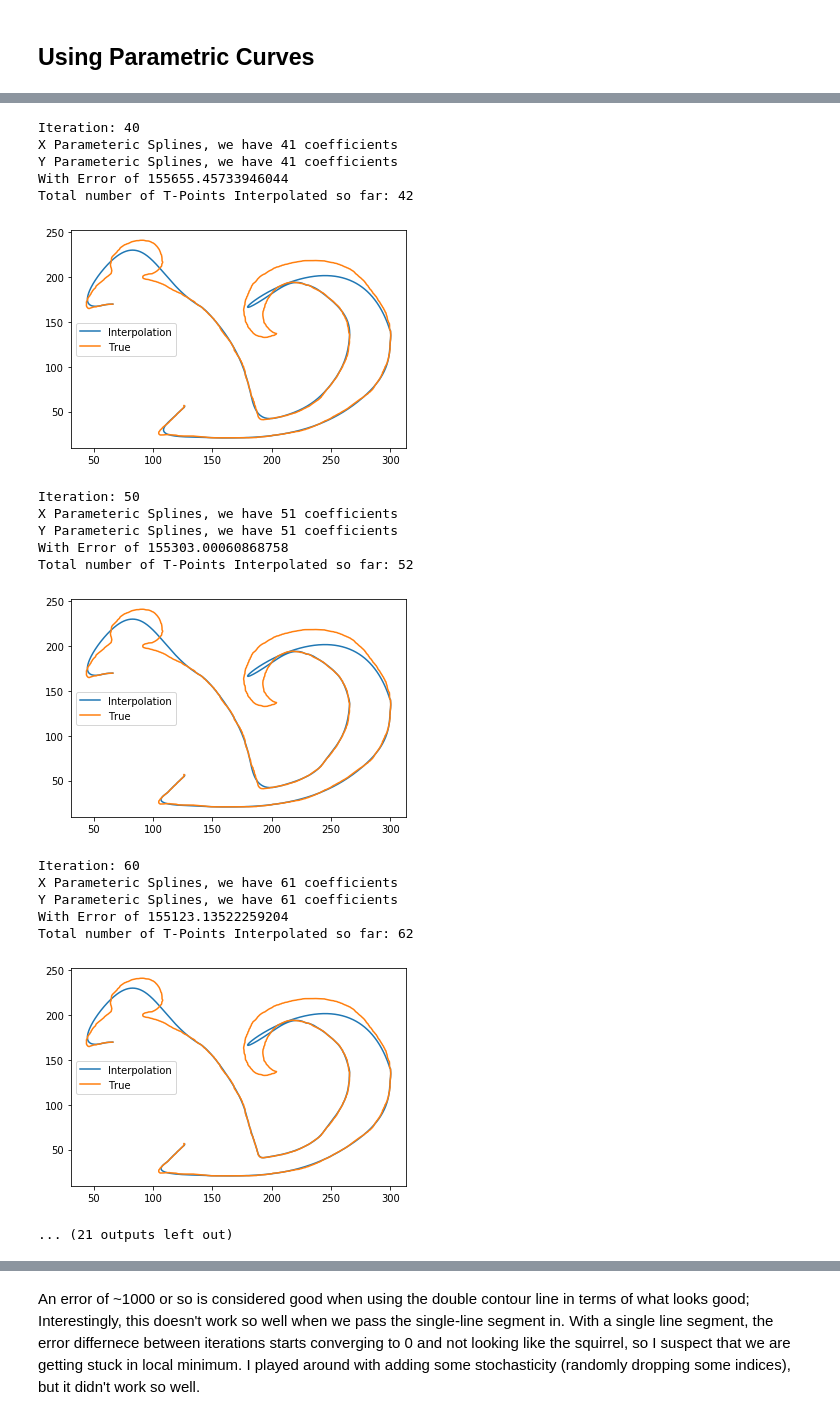
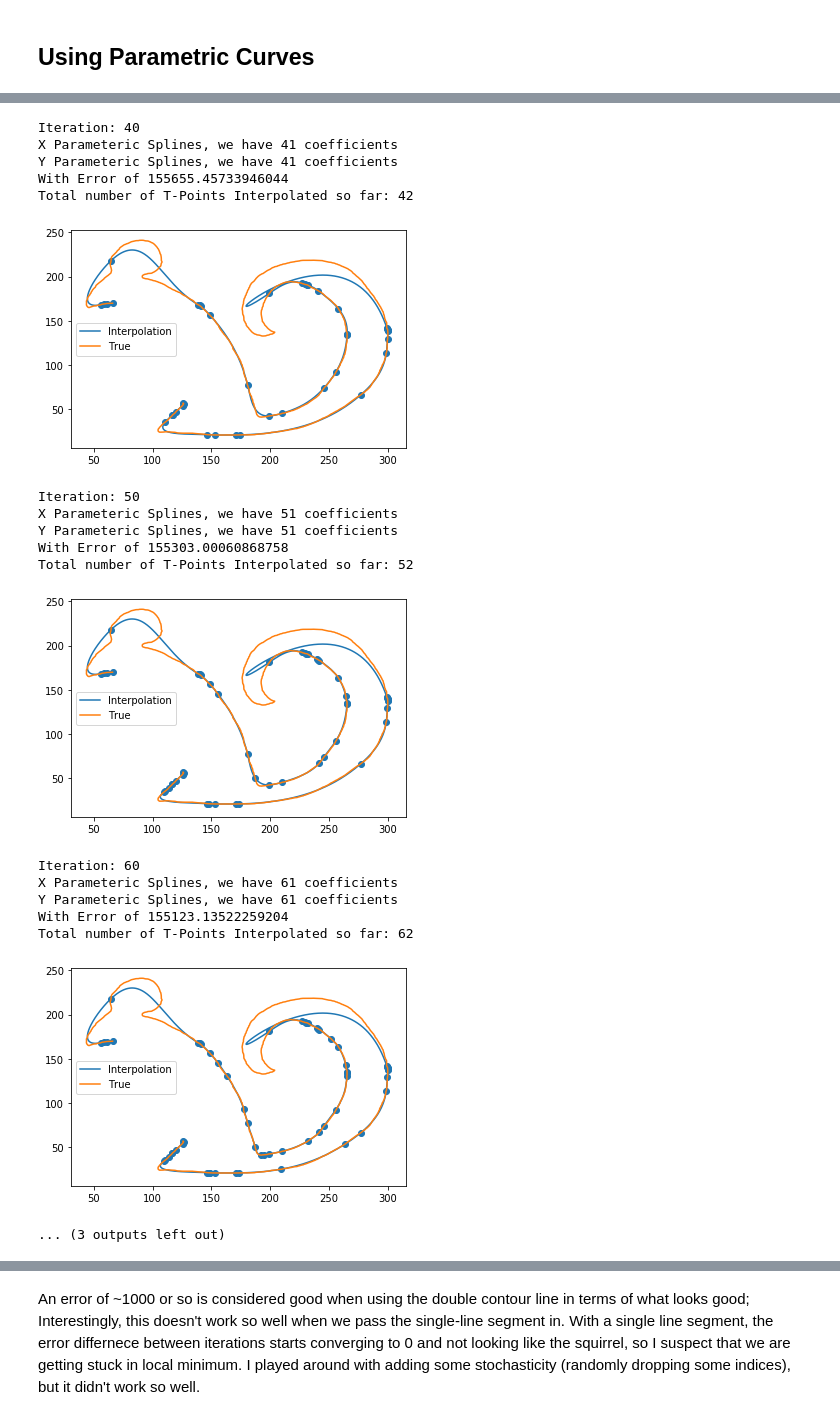
Before and after one commit to DeepFriedPollock/am_205_project, a Jupyter notebook: spline_interpolation_process_emily.ipynb, the cells around one changed output, grey strips where cells are left out. Saved outputs shown, nothing was run; the diff lists cells and outputs as text; code cells hidden in the pictures.

```diff
--- a/spline_interpolation_process_emily.ipynb
+++ b/spline_interpolation_process_emily.ipynb
@@ -588,6 +627,7 @@ def find_cubic_splines(line_vector, tolerance):
             print("Total number of T-Points Interpolated so far:", len(L))
             plt.plot(spline_xs, spline_ys, label="Interpolation")
             plt.plot(line_vector[:, 0], line_vector[:, 1], label="True")
+            plt.scatter(xs, ys)
             plt.legend()
             plt.show()
             print("\n")
@@ -628,19 +668,19 @@ Total number of T-Points Interpolated so far: 32
 Iteration: 40
 X Parameteric Splines, we have 41 coefficients
 Y Parameteric Splines, we have 41 coefficients
 With Error of 155655.45733946044
 Total number of T-Points Interpolated so far: 42
-[figure, old version]
+[figure, new version]
 Iteration: 50
 X Parameteric Splines, we have 51 coefficients
 Y Parameteric Splines, we have 51 coefficients
 With Error of 155303.00060868758
 Total number of T-Points Interpolated so far: 52
-[figure, old version]
+[figure, new version]
 Iteration: 60
 X Parameteric Splines, we have 61 coefficients
 Y Parameteric Splines, we have 61 coefficients
 With Error of 155123.13522259204
 Total number of T-Points Interpolated so far: 62
-[figure, old version]
+[figure, new version]
-... (21 outputs left out)
+... (3 outputs left out)
```
Also changed, not shown: parts of 13 cells of this notebook.
